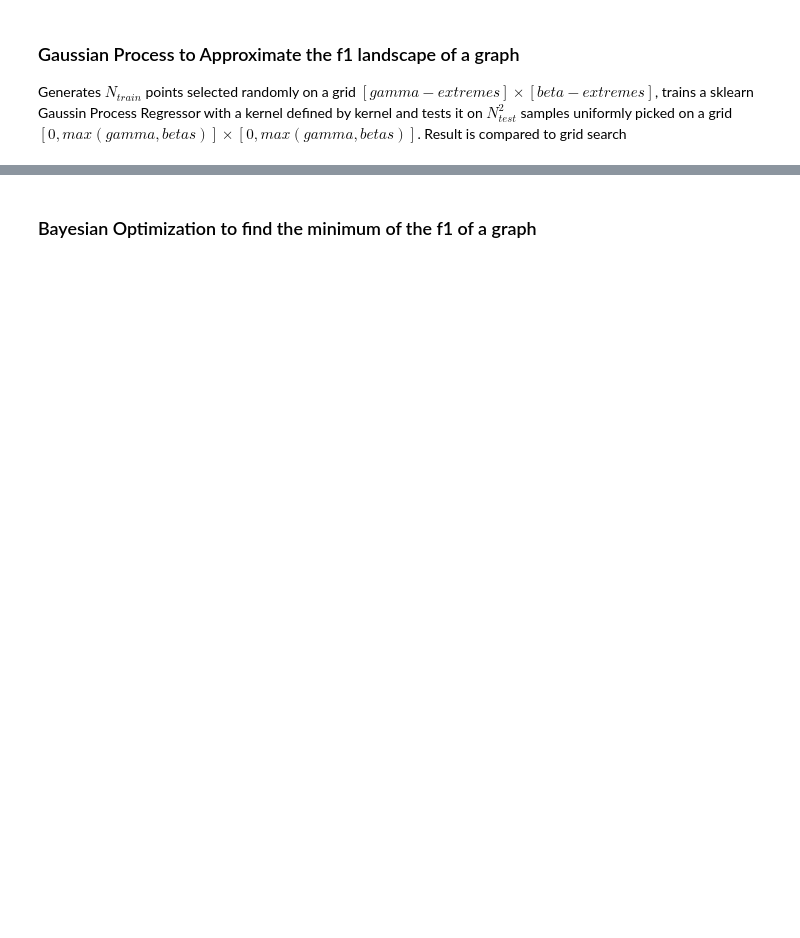
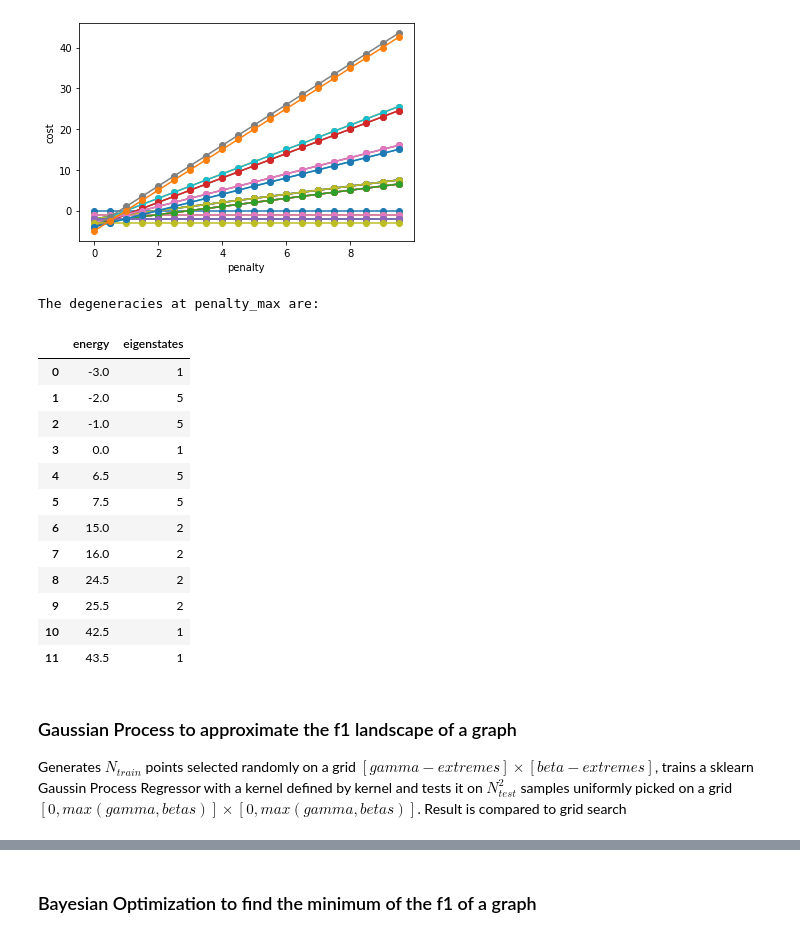
Before and after one commit to etignoneleitha/ifabquantum, a Jupyter notebook: notebooks/QAOA-ET-Bayes.ipynb, the cells around one changed output, grey strips where cells are left out. Cells and saved outputs as stored; diff of their text form; code cells hidden in the pictures; blank space fills up the shorter version.

```diff
--- a/notebooks/QAOA-ET-Bayes.ipynb
+++ b/notebooks/QAOA-ET-Bayes.ipynb
@@ -552 +290,21 @@ There are 1 MAXCLIQUE(S):  {(-1, -1, -1, 1, 1): -3.0}
+# %%
+degeneracies_df, configuration_energies = spectrum_vs_penalty(penalty_min=0, penalty_max=10, penalty_step=0.5, basis="Z")
+print("The degeneracies at penalty_max are:")
+degeneracies_df
+# %% [output]
+[figure, added]
+The degeneracies at penalty_max are:
+|  | energy | eigenstates |
+| 0 | -3.0 | 1 |
+| 1 | -2.0 | 5 |
+| 2 | -1.0 | 5 |
+| 3 | 0.0 | 1 |
+| 4 | 6.5 | 5 |
+| 5 | 7.5 | 5 |
+| 6 | 15.0 | 2 |
+| 7 | 16.0 | 2 |
+| 8 | 24.5 | 2 |
+| 9 | 25.5 | 2 |
+| 10 | 42.5 | 1 |
+| 11 | 43.5 | 1 |
 # %%
@@ -556,5 +315,5 @@ extimated_f1, counts = QAOA(gamma,beta) #da provare con dei valori ottimali!
 # %% [markdown]
-### Gaussian Process to Approximate the f1 landscape of a graph
+### Gaussian Process to approximate the f1 landscape of a graph
 
 Generates $N_{train}$ points selected randomly on a grid $[gamma-extremes] \times [beta-extremes]$, trains a sklearn Gaussin Process Regressor with a kernel defined by kernel and tests it on $N_{test}^2$ samples uniformly picked on a grid $[0, max(gamma, betas)] \times [0, max(gamma, betas)] $. Result is compared to grid search
 # %%
```
Also changed, not shown: parts of 26 cells of this notebook.
